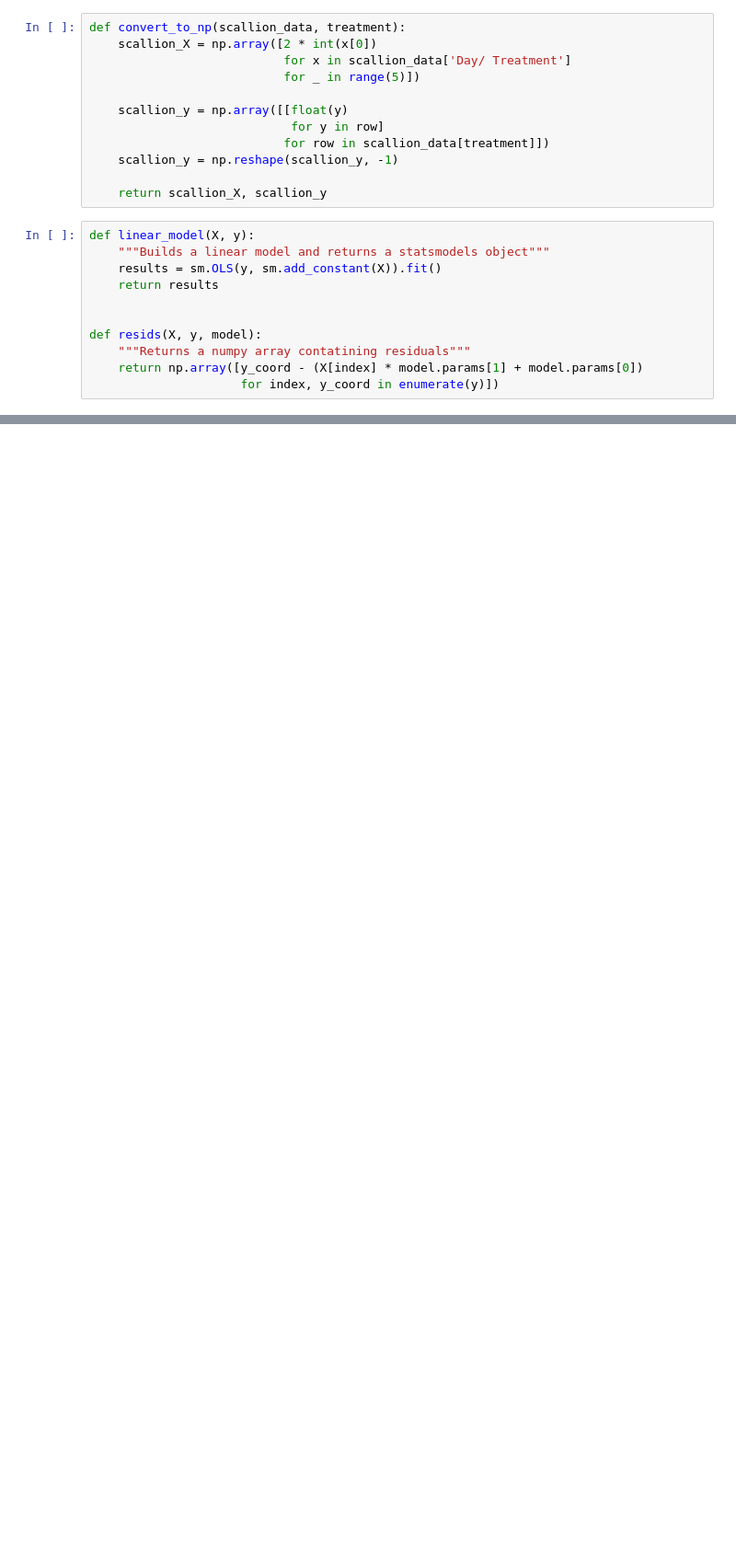
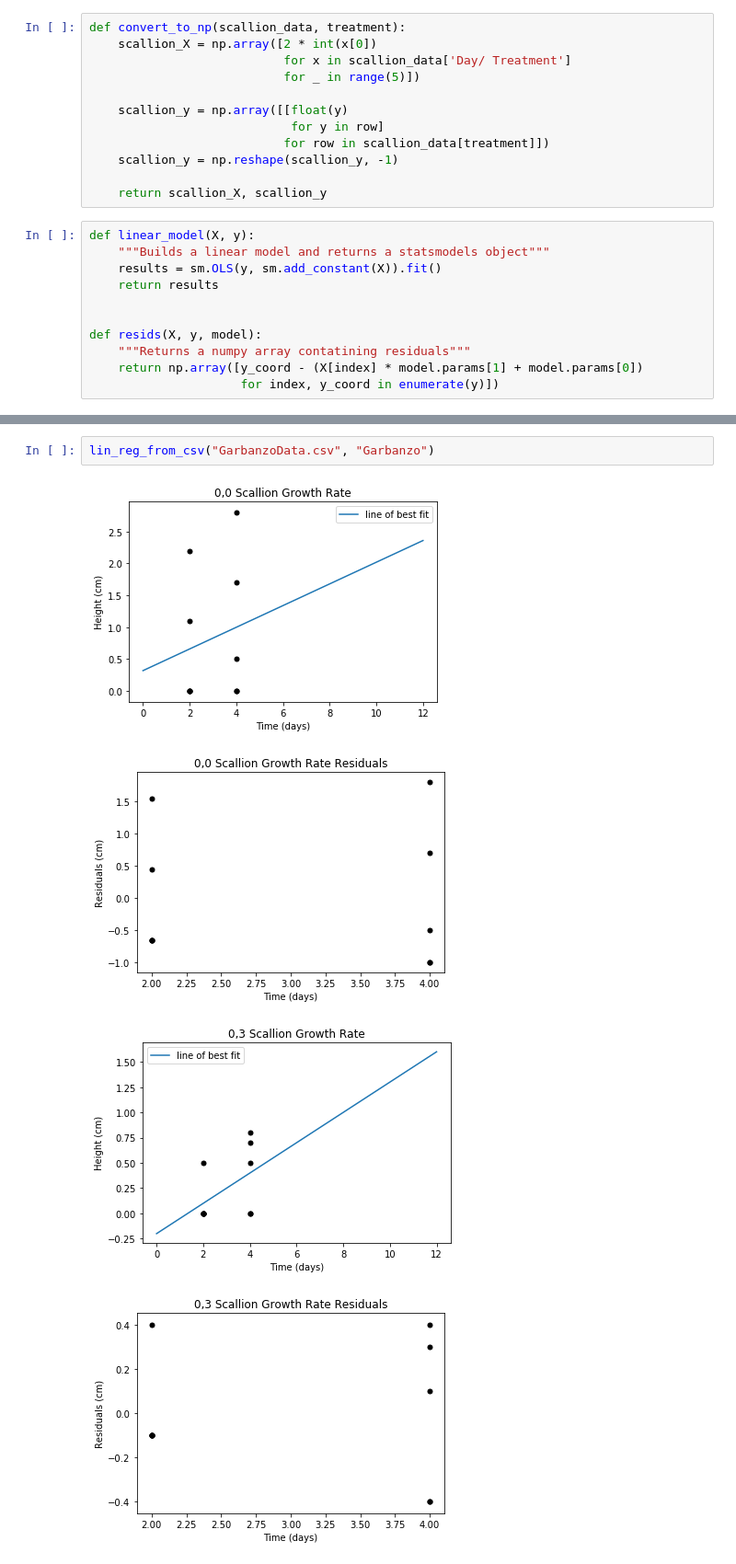
Before and after one commit to LordDarkula/StatsProject, a Jupyter notebook: plant_stats.ipynb, the cells around one changed output, grey strips where cells are left out. Shown at 92% size. Cells and saved outputs as stored; diff of their text form; blank space fills up the shorter version.

```diff
--- a/plant_stats.ipynb
+++ b/plant_stats.ipynb
@@ -134,0 +124,7 @@ for treatment in columns[1:]:
+# %%
+lin_reg_from_csv("GarbanzoData.csv", "Garbanzo")
+# %% [output]
+[figure, added]
+[figure, added]
+[figure, added]
+[figure, added]
```
Also changed, not shown: parts of 10 cells of this notebook, 1 other file.
